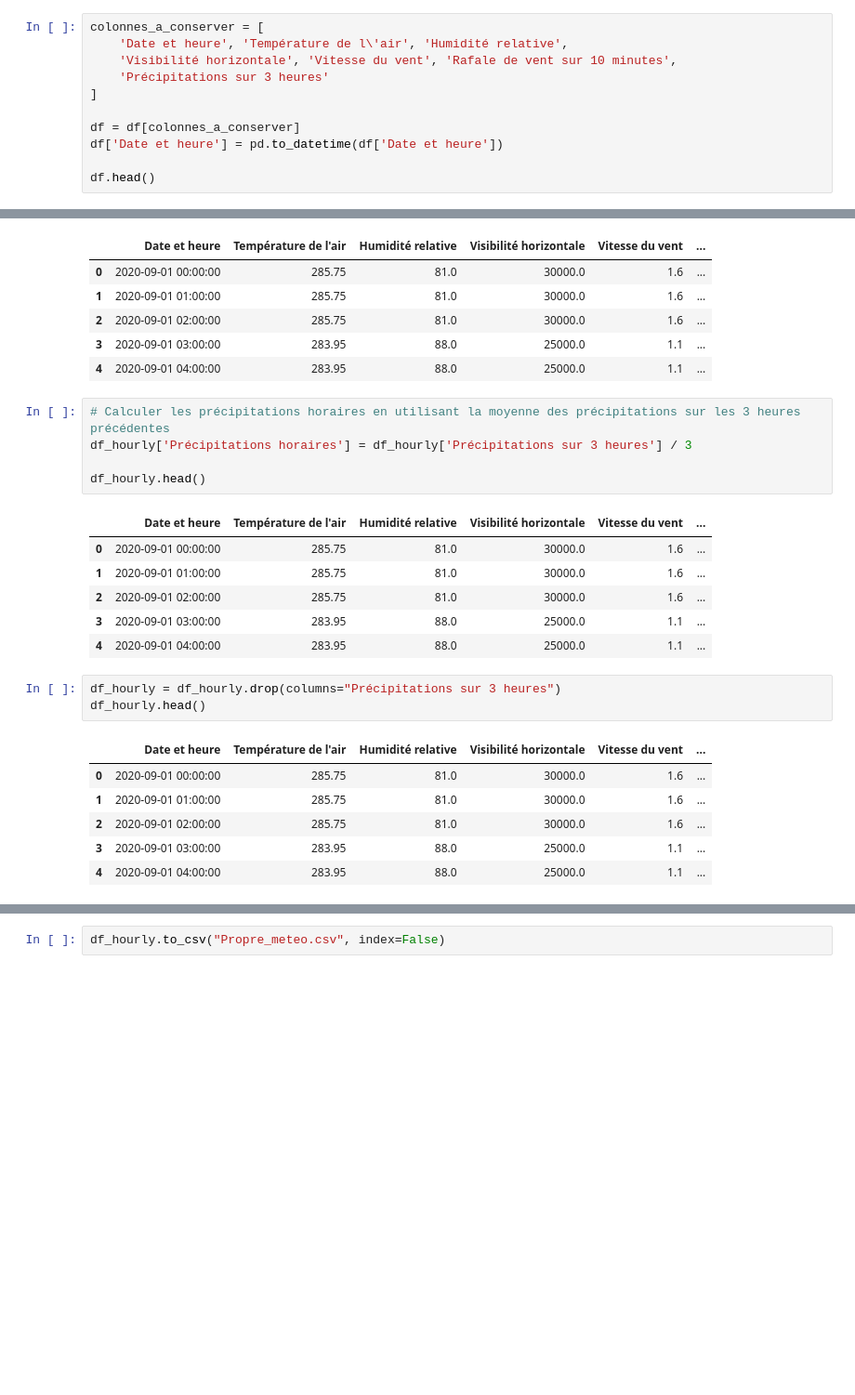
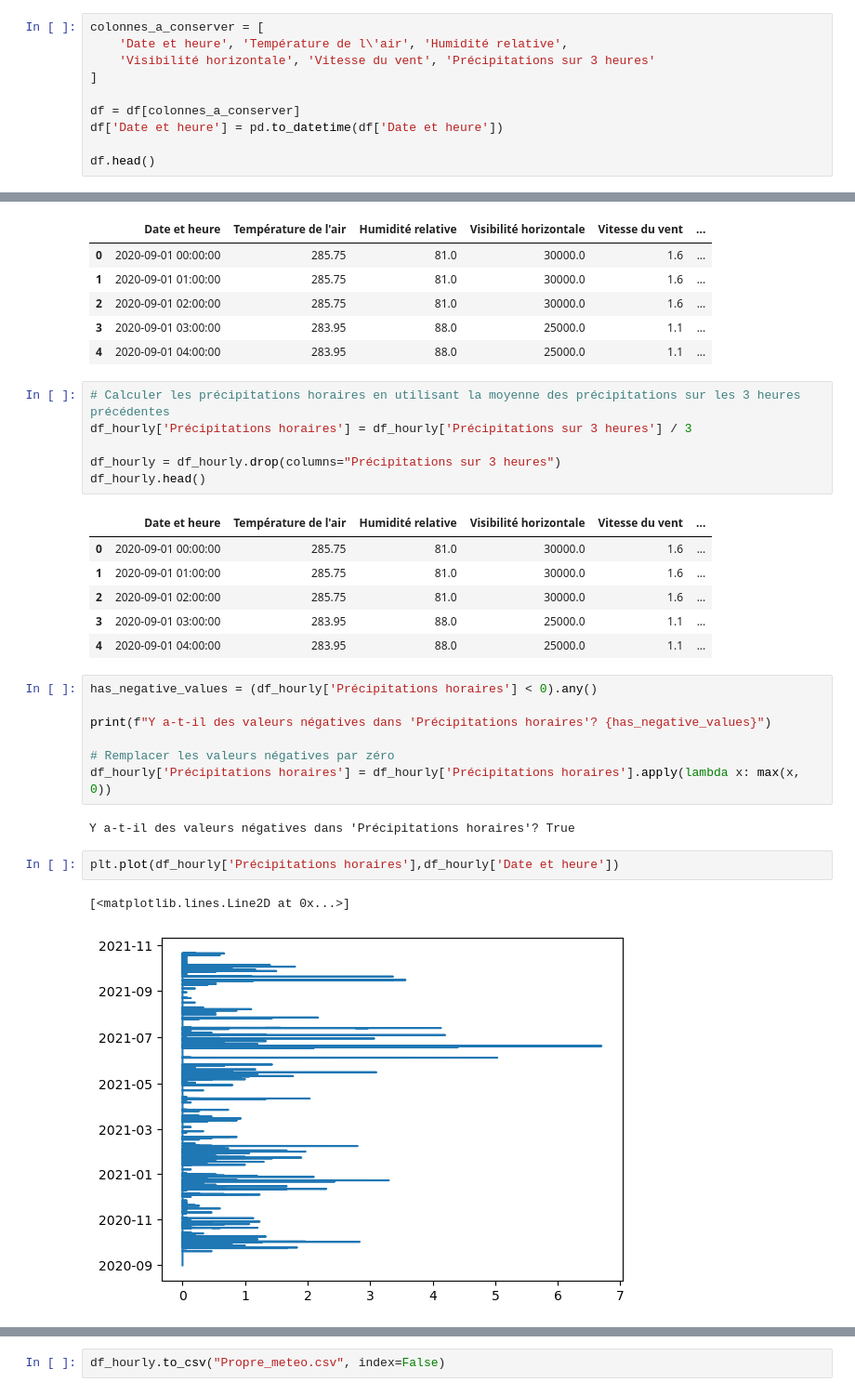
Before and after one commit to alexandreblivet/bike_counters_ac_team, a Jupyter notebook: external_data/Weather/Wheather_cleening.ipynb, the cells around one changed output, grey strips where cells are left out. Shown at 93% size. Drawn from its saved outputs; the diff is of its cells as text; blank space fills up the shorter version.

```diff
--- a/external_data/Weather/Wheather_cleening.ipynb
+++ b/external_data/Weather/Wheather_cleening.ipynb
@@ -90,8 +91,7 @@ df.head()
 # %%
 colonnes_a_conserver = [
     'Date et heure', 'Température de l\'air', 'Humidité relative',
-    'Visibilité horizontale', 'Vitesse du vent', 'Rafale de vent sur 10 minutes',
-    'Précipitations sur 3 heures'
+    'Visibilité horizontale', 'Vitesse du vent', 'Précipitations sur 3 heures'
 ]
 
 df = df[colonnes_a_conserver]
@@ -142,6 +142,7 @@ df_hourly.head()
 # Calculer les précipitations horaires en utilisant la moyenne des précipitations sur les 3 heures précédentes
 df_hourly['Précipitations horaires'] = df_hourly['Précipitations sur 3 heures'] / 3
 
+df_hourly = df_hourly.drop(columns="Précipitations sur 3 heures")
 df_hourly.head()
 # %% [output]
 |  | Date et heure | Température de l'air | Humidité relative | Visibilité horizontale | Vitesse du vent | ... |
@@ -150,13 +151,17 @@ df_hourly.head()
 | 2 | 2020-09-01 02:00:00 | 285.75 | 81.0 | 30000.0 | 1.6 | ... |
 | 3 | 2020-09-01 03:00:00 | 283.95 | 88.0 | 25000.0 | 1.1 | ... |
 | 4 | 2020-09-01 04:00:00 | 283.95 | 88.0 | 25000.0 | 1.1 | ... |
-# %%
-df_hourly = df_hourly.drop(columns="Précipitations sur 3 heures")
-df_hourly.head()
-# %% [output]
-|  | Date et heure | Température de l'air | Humidité relative | Visibilité horizontale | Vitesse du vent | ... |
-| 0 | 2020-09-01 00:00:00 | 285.75 | 81.0 | 30000.0 | 1.6 | ... |
-| 1 | 2020-09-01 01:00:00 | 285.75 | 81.0 | 30000.0 | 1.6 | ... |
-| 2 | 2020-09-01 02:00:00 | 285.75 | 81.0 | 30000.0 | 1.6 | ... |
-| 3 | 2020-09-01 03:00:00 | 283.95 | 88.0 | 25000.0 | 1.1 | ... |
-| 4 | 2020-09-01 04:00:00 | 283.95 | 88.0 | 25000.0 | 1.1 | ... |
+# %%
+has_negative_values = (df_hourly['Précipitations horaires'] < 0).any()
+
+print(f"Y a-t-il des valeurs négatives dans 'Précipitations horaires'? {has_negative_values}")
+
+# Remplacer les valeurs négatives par zéro
+df_hourly['Précipitations horaires'] = df_hourly['Précipitations horaires'].apply(lambda x: max(x, 0))
+# %% [output]
+Y a-t-il des valeurs négatives dans 'Précipitations horaires'? True
+# %%
+plt.plot(df_hourly['Précipitations horaires'],df_hourly['Date et heure'])
+# %% [output]
+[<matplotlib.lines.Line2D at 0x...>]
+[figure, added]
```
Also changed, not shown: parts of 2 cells of this notebook, 2 other files.
